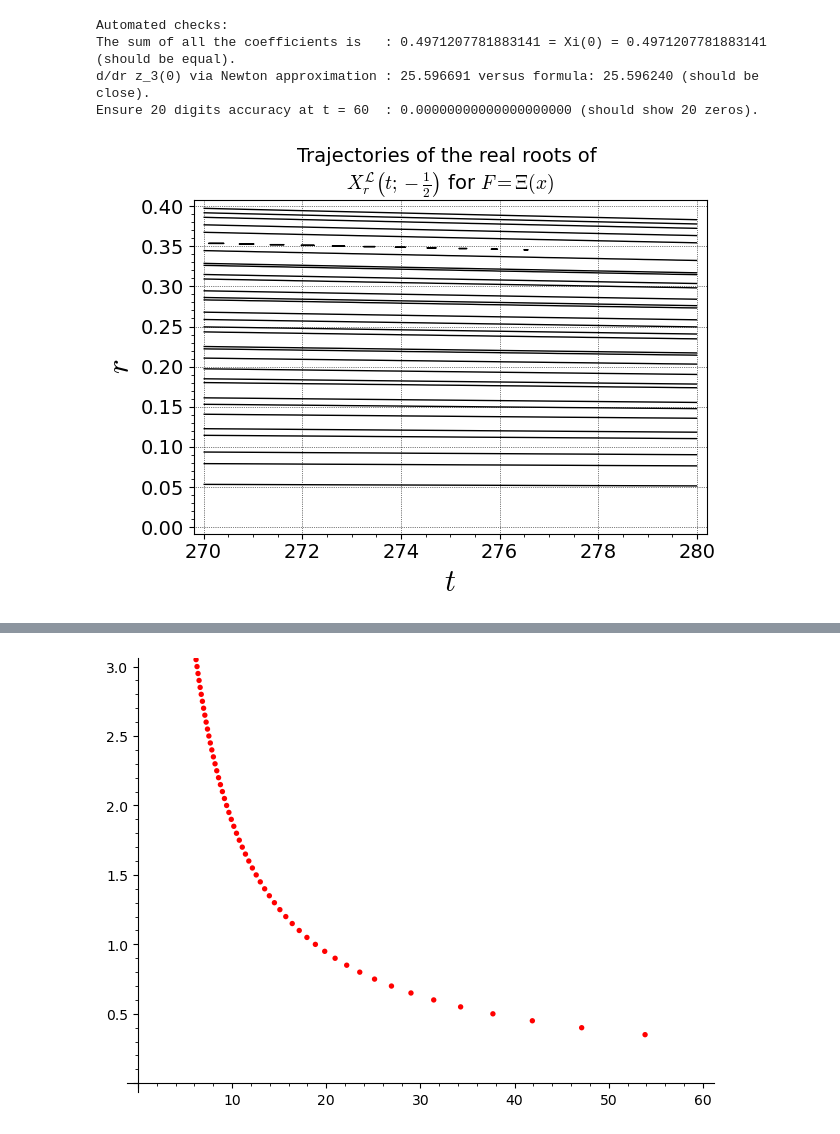
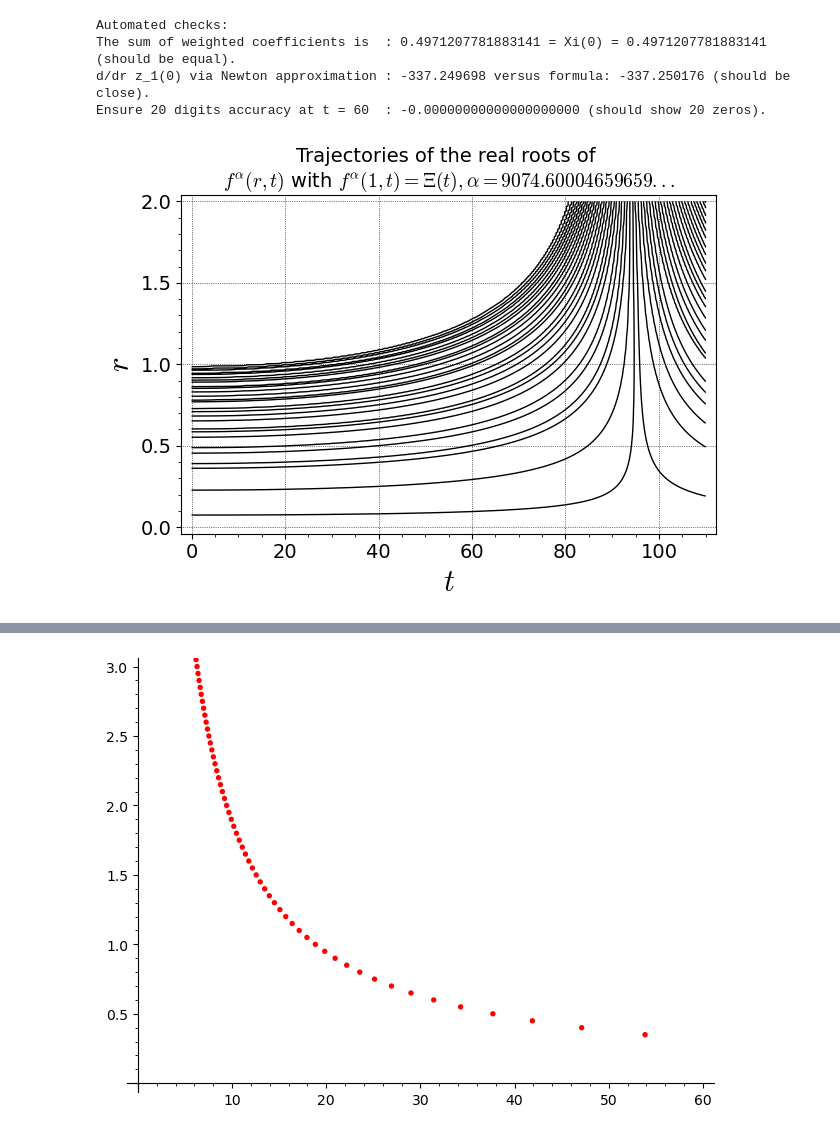
Before and after one commit to km-git-acc/riemann-poly-expansions, a Jupyter notebook: Code to visualise flows/Plotting code Laguerre flow.ipynb, the cells around one changed output, grey strips where cells are left out. Drawn from its saved outputs; the diff is of its cells as text; code cells hidden in the pictures.

```diff
--- a/Code to visualise flows/Plotting code Laguerre flow.ipynb
+++ b/Code to visualise flows/Plotting code Laguerre flow.ipynb
@@ -161,5 +439,8 @@ show(a1n+a16n+z,aspect_ratio='automatic')
 # %%
 var("r","t");
+
+CCF=ComplexBallField(1024)
+RDF=RealBallField(1024)
 
 #Generate a plot of all ordinates of the non-trivial zeros < 60 to overlay the flow graphs
 var('y')
@@ -172,70 +453,73 @@ with open("ordinateszetazeros.txt", "r") as f: #file is stored on GitHub
         ordrho.append(y)
 z=list_plot(ord, size=15, marker="o", color = "black")
 
-RDF=RealBallField(1024)
-global m1; m1 = []; CoeffSum = RDF(0)
-with open("LaguerreNewcoeffam12", "r") as f:
+#set alpha once here (and make sure the coefficient file for this specific alpha is loaded)
+global alpha
+alpha = CCF("9074.6000465965965587")
+
+global m1; m1 = []; CoeffSum = RDF(0);
+k = 0
+with open("LagCoeffa9074.txt", "r") as f:
     for row in f:
-        CoeffSum = CoeffSum + RDF(row)
+        CoeffSum = CoeffSum + CCF(alpha+k+1).gamma()/(CCF(alpha+1).gamma() * RDF(k+1).gamma())* RDF(row)
         m1.append([RDF(row)])
+        k = k + 1
 
-CCF=ComplexBallField(1024)
 def Xi(t):
     f=CCF("0.5",0)+I*CCF(t)
     xi=f/2*(f-1)*CCF(pi).pow(-f/2)*(f/2).gamma()*f.zeta()
     return xi
 
-def hyp(t,a,n):
-    hyp=CCF(t*t).hypergeometric([-n],[a + 1])
-    return hyp
+def LagPol(t,n):
+    return CCF(t * t).laguerre_L(n, alpha)
 
 def LaguerreFlow(t,r):
     sum=CCF(0)
     for n in range(300):
-        sum=sum+CCF(r).pow(2*n)*CCF(str(m1[n]))*hyp(t, CCF("-0.5"),n) #enter parm value here!
+        sum=sum+CCF(r).pow(2*n)*CCF(str(m1[n]))*LagPol(t,n)
     return real_part(sum);
 
 #compute d/dr zk Newton approximation
 def dzdrzk(k):
     tr = RDF("0.00000001");x0 = RDF(ordrho[k-1]);
     while(y):
         hd = (LaguerreFlow(x0 + tr*100,1+tr) - LaguerreFlow(x0,1+tr))/(tr*100)
-        h = LaguerreFlow(x0,1+tr)/hd ;x1 = x0 - h;ab = h.abs();x0 = x1
+        h = LaguerreFlow(x0, 1+tr)/hd ;x1 = x0 - h;ab = h.abs();x0 = x1
         if ab < tr:
             break
     dzdr3 = -1*(x1 - RDF(ordrho[k-1]))/(tr)
     return dzdr3
 
 #sum zeros around k-th zero
 def sumzeros(k):
     zk =ordrho[k-1]
     sum0 = 0
     for j in range(k-1):
         sum0 = sum0 + 1/(zk-ordrho[j])
     sum1 = 0
     for j in range(k+1,300001):
         sum1 = sum1 + 1/(zk-ordrho[j-1])
     sum2 = 0
     for j in range(300000):
         sum2 = sum2 + 1/(zk+ordrho[j])
     return sum0 + sum1 + sum2
 
 #compute d/dr zk via formula
 def verifyPDE(k):
-    return -1*sumzeros(k) - (-1/2 + 1/2)/ordrho[k-1] + ordrho[k-1]
+    return -1*sumzeros(k) - (CCF(alpha).mid() + 1/2)/ordrho[k-1] + ordrho[k-1]
 
 print("Automated checks:")
-print("The sum of all the coefficients is   : %3.16f = Xi(0) = %3.16f (should be equal)." % (CoeffSum, LaguerreFlow(0,1)))
-print("d/dr z_3(0) via Newton approximation : %3.6f versus formula: %3.6f (should be close)." % (dzdrzk(3),verifyPDE(3)))
-print("Ensure 20 digits accuracy at t = 60  : %3.20f (should show 20 zeros)." % real_part(LaguerreFlow(60,1)-Xi(60)))
-a1n=implicit_plot(lambda t,r:((RDF(LaguerreFlow(t,r)))),(t,270,280),(r,0,0.4),color='black',fontsize=14,linestyle ="-",linewidth=1,axes_labels=['$t$','$r$'],title='Trajectories of the real roots of \n' +r'$X^{\mathcal{L}}_r\left(t;-\frac{1}{2}\right)$ for $F=\Xi(x)$',gridlines=True,plot_points=500)
-show(a1n,aspect_ratio='automatic')
+print("The sum of weighted coefficients is  : %3.16f = Xi(0) = %3.16f (should be equal)." % (CoeffSum, LaguerreFlow(0,1)))
+print("d/dr z_1(0) via Newton approximation : %3.6f versus formula: %3.6f (should be close)." % (dzdrzk(3),verifyPDE(3)))
+print("Ensure 20 digits accuracy at t = 60  : %3.20f (should show 20 zeros)." % real_part(LaguerreFlow(100, 1)-Xi(100)))
+a9074n=implicit_plot(lambda t,r:((RDF(LaguerreFlow(t,r)))),(t,0,110),(r,0,2),color='black',fontsize=14,linestyle ="-",linewidth=1,axes_labels=['$t$','$r$'],title='Trajectories of the real roots of \n' +r'$f^{\alpha}(r,t)$ with $f^\alpha(1,t) = \Xi(t), \alpha=9074.60004659659...$',gridlines=True,plot_points=300)
+show(a9074n,aspect_ratio='automatic')
 # %% [output]
 Automated checks:
-The sum of all the coefficients is   : 0.4971207781883141 = Xi(0) = 0.4971207781883141 (should be equal).
-d/dr z_3(0) via Newton approximation : 25.596691 versus formula: 25.596240 (should be close).
-Ensure 20 digits accuracy at t = 60  : 0.00000000000000000000 (should show 20 zeros).
+The sum of weighted coefficients is  : 0.4971207781883141 = Xi(0) = 0.4971207781883141 (should be equal).
+d/dr z_1(0) via Newton approximation : -337.249698 versus formula: -337.250176 (should be close).
+Ensure 20 digits accuracy at t = 60  : -0.00000000000000000000 (should show 20 zeros).
-[figure, old version]
+[figure, new version]
 # %%
 var("r","t");
 
```
Also changed, not shown: parts of 26 cells of this notebook.
